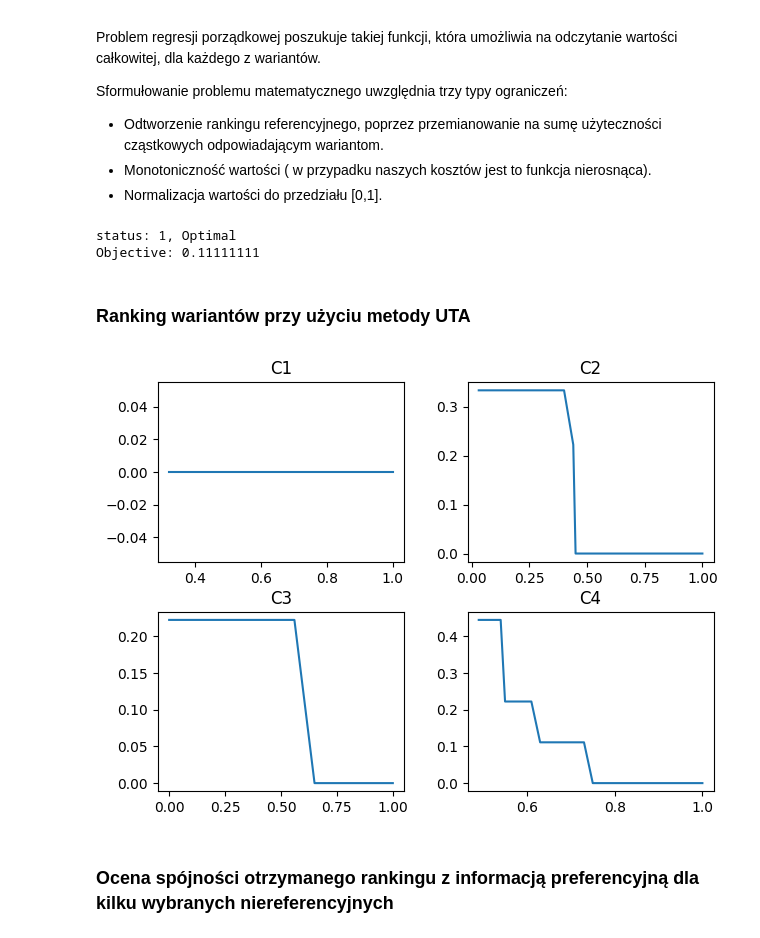
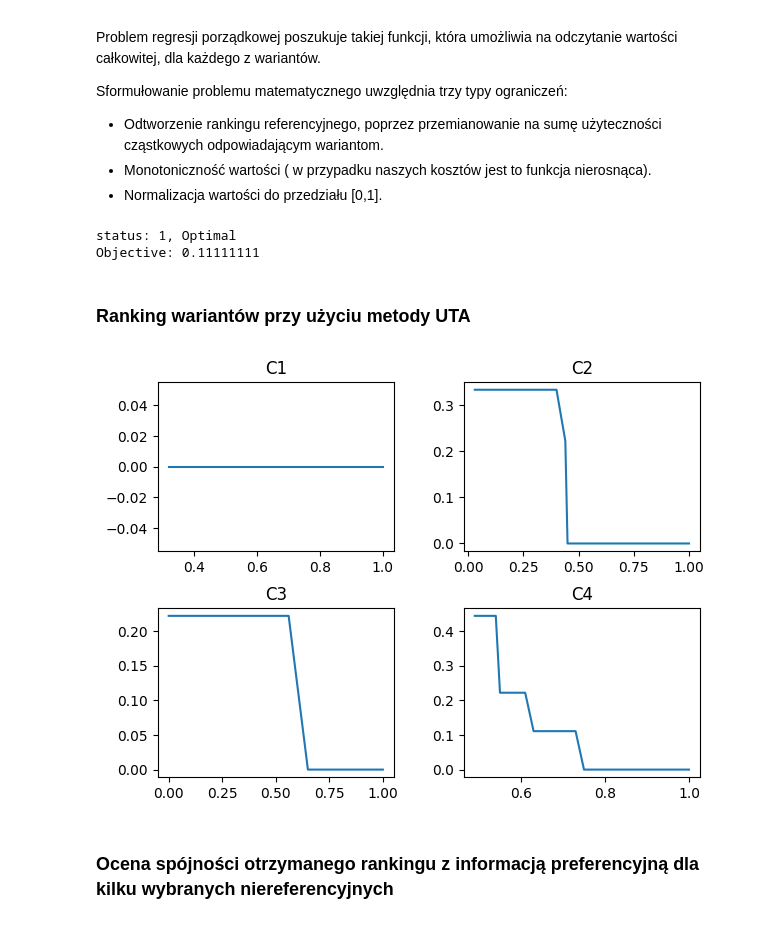
Before and after one commit to Mimikkk/2023-iswd, a Jupyter notebook: project-1-rankings/notebook.ipynb, the cells around one changed output. Saved outputs shown, nothing was run; the diff lists cells and outputs as text; code cells hidden in the pictures.

Commit message:
big value

```diff
--- a/project-1-rankings/notebook.ipynb
+++ b/project-1-rankings/notebook.ipynb
@@ -116,12 +116,6 @@ def find_extremes(variants):
   ]
 # %%
 variants = read_variants()
-
-epsilon = LpVariable(f"e", lowBound=0, cat=LpContinuous)
-utilities = [[
-  LpVariable(f"u{criterion}_{i:03d}", lowBound=0, upBound=1, cat=LpContinuous)
-  for i in range(0, 100 + 1)
-] for criterion in range(4)]
 
 def create_ordinal_problem(variants):
   model = LpProblem("ordinal-regression", LpMaximize)
@@ -163,34 +157,42 @@ def create_ordinal_problem(variants):
     for (v1, v2) in pairwise(values):
       model.add(utilities[criterion][v1] >= utilities[criterion][v2])
   return model
-
-# Funkcja celu
-model = create_ordinal_problem(variants)
-model.setObjective(model.variablesDict()['e'])
-model.solve()
-
-print(f'status: {model.status}, {LpStatus[model.status]}')
-print(f"Objective: {model.objective.value()}")
-# %% [output]
-status: 1, Optimal
-Objective: 0.11111111
+# %%
+
+# Funkcja celu
+
+epsilon = LpVariable(f"e", lowBound=0, cat=LpContinuous)
+utilities = [[
+  LpVariable(f"u{criterion}_{i:03d}", lowBound=0, upBound=1, cat=LpContinuous)
+  for i in range(0, 100 + 1)
+] for criterion in range(4)]
+
+model = create_ordinal_problem(variants)
+model.setObjective(model.variablesDict()['e'])
+model.solve()
+
+print(f'status: {model.status}, {LpStatus[model.status]}')
+print(f"Objective: {model.objective.value()}")
+# %% [output]
+status: 1, Optimal
+Objective: 0.11111111
 # %% [markdown]
 ### Ranking wariantów przy użyciu metody UTA
 # %%
 figure, axes = plt.subplots(2, 2)
-figure.tight_layout(pad=1.5)
+figure.tight_layout(pad=2)
 
 for (crit, criterion) in enumerate(variants):
   axis = axes[divmod(crit, 2)]
   a_values = sorted(set(accessor(variants[criterion])))
   u_values = [round(value.value(), 3) for i, value in enumerate(utilities[crit]) if i in a_values]
 
   axis.plot([value / 100 for value in a_values], u_values)
   axis.set_title(criterion)
 
 plt.show()
 # %% [output]
-[figure, old version]
+[figure, new version]
 # %% [markdown]
 ### Ocena spójności otrzymanego rankingu z informacją preferencyjną dla kilku wybranych niereferencyjnych
 # %%
```
Also changed, not shown: parts of 4 cells of this notebook.
